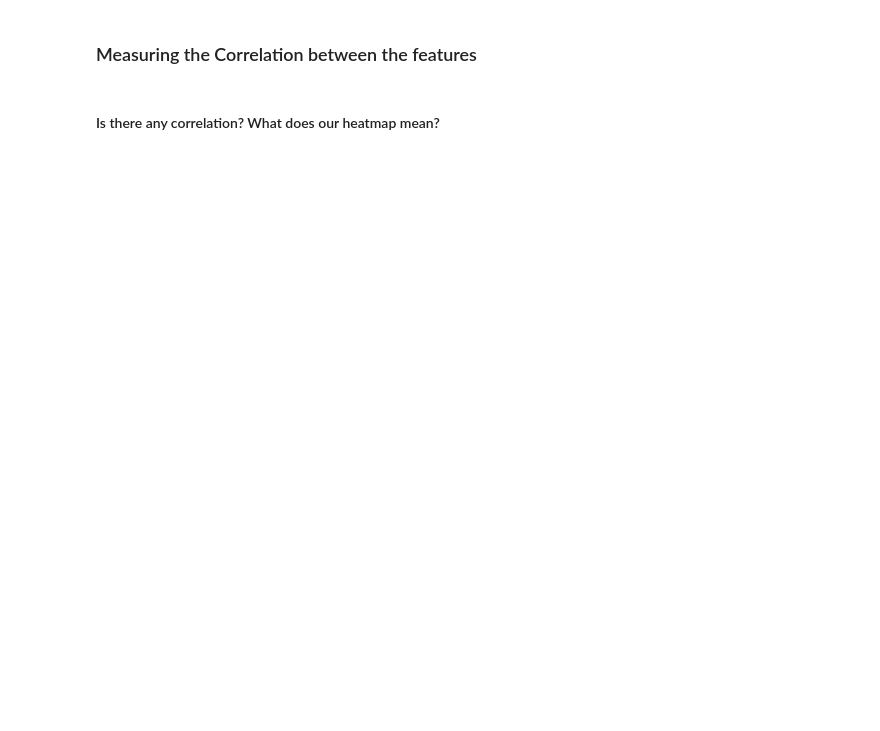
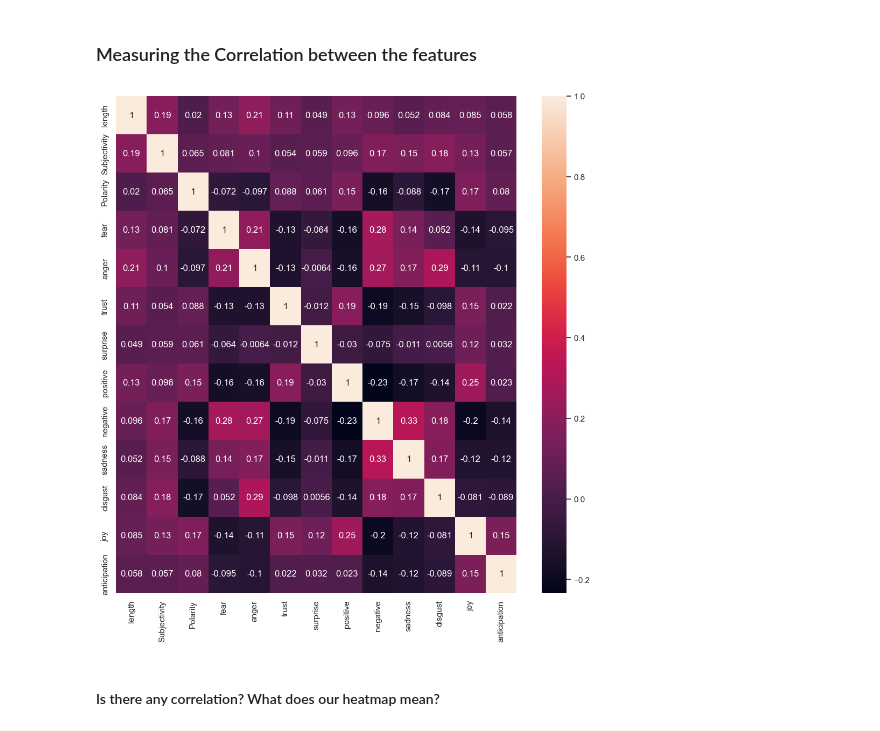
Before and after one commit to yeeshuennteo/MY-DAC-Curriculum, a Jupyter notebook: DAC-008_Intro_To_NLP/DAC-008_Sentiment_Analysis_1_Student.ipynb, the cells around one changed output. Saved outputs shown, nothing was run; the diff lists cells and outputs as text; code cells hidden in the pictures; blank space fills up the shorter version.

```diff
--- a/DAC-008_Intro_To_NLP/DAC-008_Sentiment_Analysis_1_Student.ipynb
+++ b/DAC-008_Intro_To_NLP/DAC-008_Sentiment_Analysis_1_Student.ipynb
@@ -456,3 +503,5 @@ fig.show()
 ### Emotion Detection
 # %%
 # Using a python library to determine the extent of the person's emotions(e.g. fear, anger, anticipation, ...)
+sort_data['emotions'] = sort_data['Reviewed_Tweet'].apply(lambda x: NRCLex(x).affect_frequencies)
+sort_data['emotions'].tail(15)
@@ -459,3 +525,4 @@ fig.show()
 # %%
 # Removing column with emotions and the extent in dictionaries, extracting the type of emotions from the dictionary,
 # concatenating as different columns into sort_data dataframe
+sort_data = pd.concat([sort_data.drop(['emotions'], axis=1), sort_data['emotions'].apply(pd.Series)], axis=1)
@@ -470,2 +574,6 @@ fig.show()
+# %%
+# Dropping irrelevant data column -> anticip
+#This way is not the actual correct way, just for demostrations sake, should drop 'anticipation' instead
+sort_data.drop('anticipation', axis=1, inplace= True)
 # %%
 # Checking the columns in sort_data
@@ -472,4 +587,5 @@ fig.show()
 # %%
 # Taking care of null values in anticipation
+sort_data['anticipation'] = sort_data['anticipation'].fillna(0)
 # %%
 # Confirming that there are no null values
@@ -479,9 +623,11 @@ fig.show()
 ### Measuring the Correlation between the features
 # %%
 # Plot a correlation matrix
-# corr_matrix = sort_data.corr(numeric_only=True)
-# fig,ax = plt.subplots(figsize=(12,12))
-# sns.heatmap(corr_matrix, annot=True)
-# plt.show()
+corr_matrix = sort_data.corr(numeric_only=True)
+fig,ax = plt.subplots(figsize=(12,12))
+sns.heatmap(corr_matrix, annot=True)
+plt.show()
+# %% [output]
+[figure, added]
 # %% [markdown]
 #### Is there any correlation? What does our heatmap mean?
```
Also changed, not shown: parts of 28 cells of this notebook, 1 other file.
